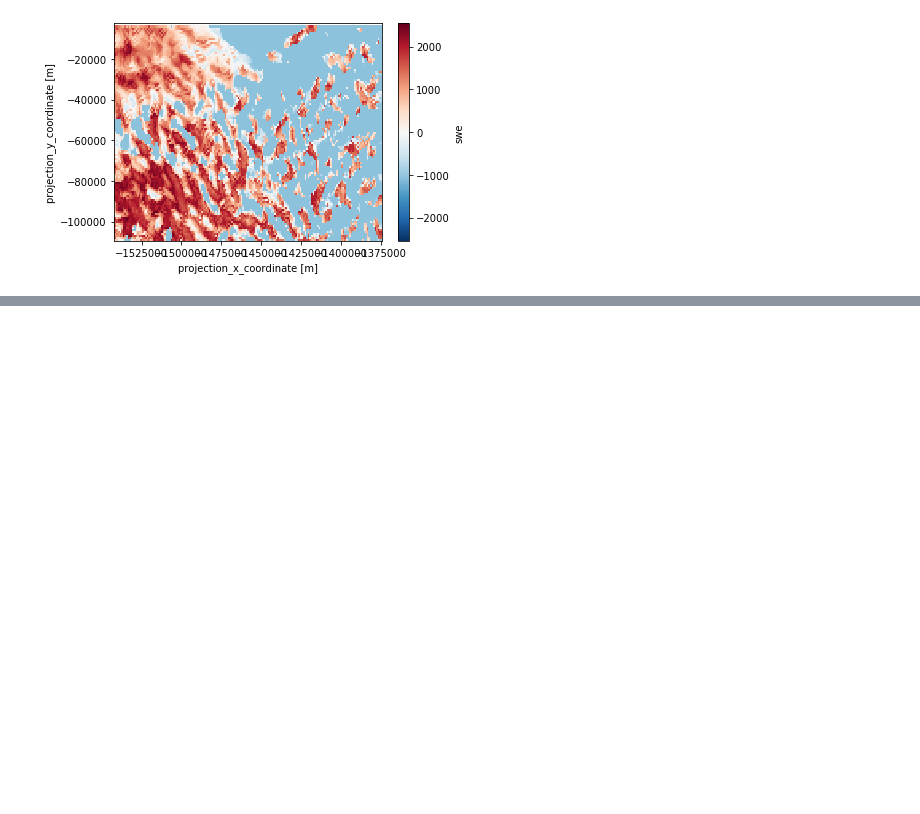
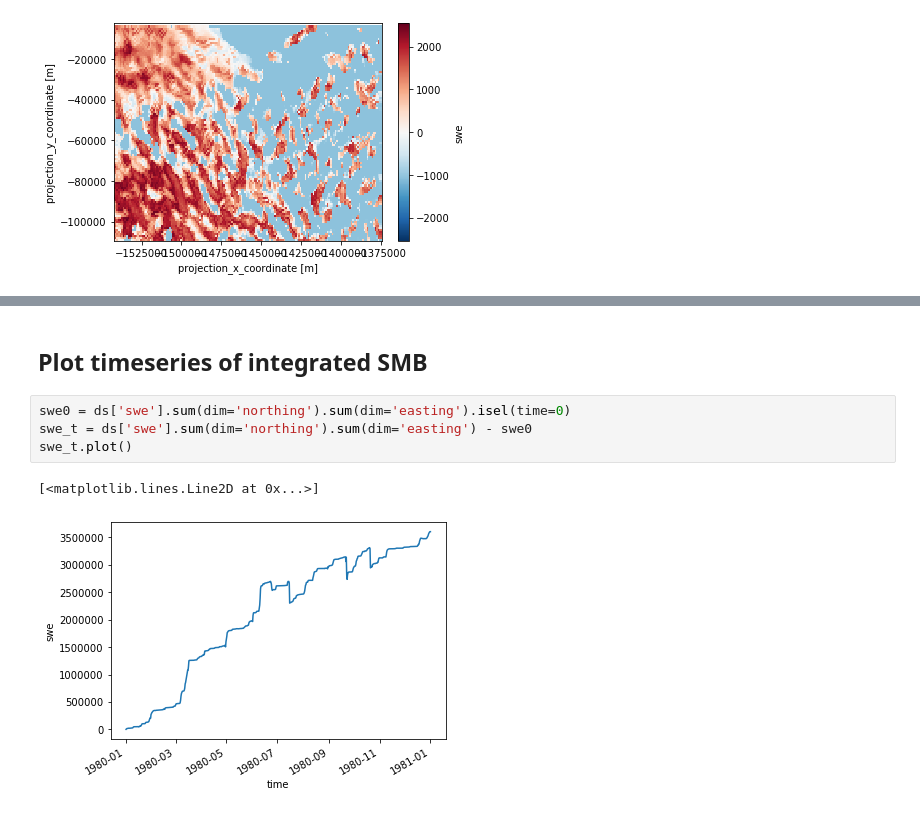
Before and after one commit to EricKeenan/SNOWPACK_WAIS, a Jupyter notebook: analysis/Visualize_A3D_grids.ipynb, the cells around one changed output, grey strips where cells are left out. Saved outputs shown, nothing was run; the diff lists cells and outputs as text; blank space fills up the shorter version.

```diff
--- a/analysis/Visualize_A3D_grids.ipynb
+++ b/analysis/Visualize_A3D_grids.ipynb
@@ -141,0 +151,9 @@ updating: movie_frame/frame_722.png (deflated 4%)
+# %% [markdown]
+## Plot timeseries of integrated SMB
+# %%
+swe0 = ds['swe'].sum(dim='northing').sum(dim='easting').isel(time=0)
+swe_t = ds['swe'].sum(dim='northing').sum(dim='easting') - swe0
+swe_t.plot()
+# %% [output]
+[<matplotlib.lines.Line2D at 0x...>]
+[figure, added]
```
Also changed, not shown: parts of 4 cells of this notebook, 1 other file.
